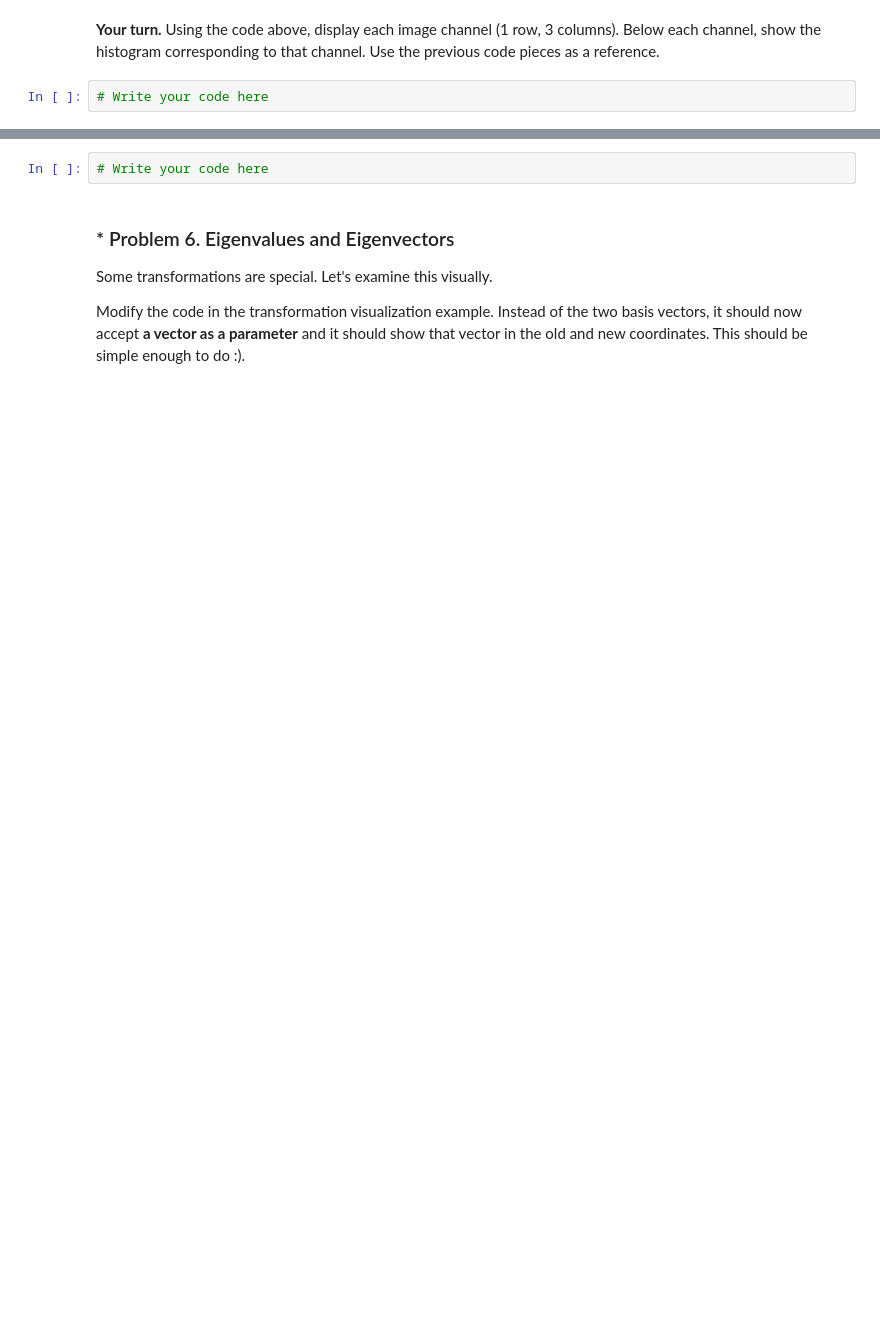
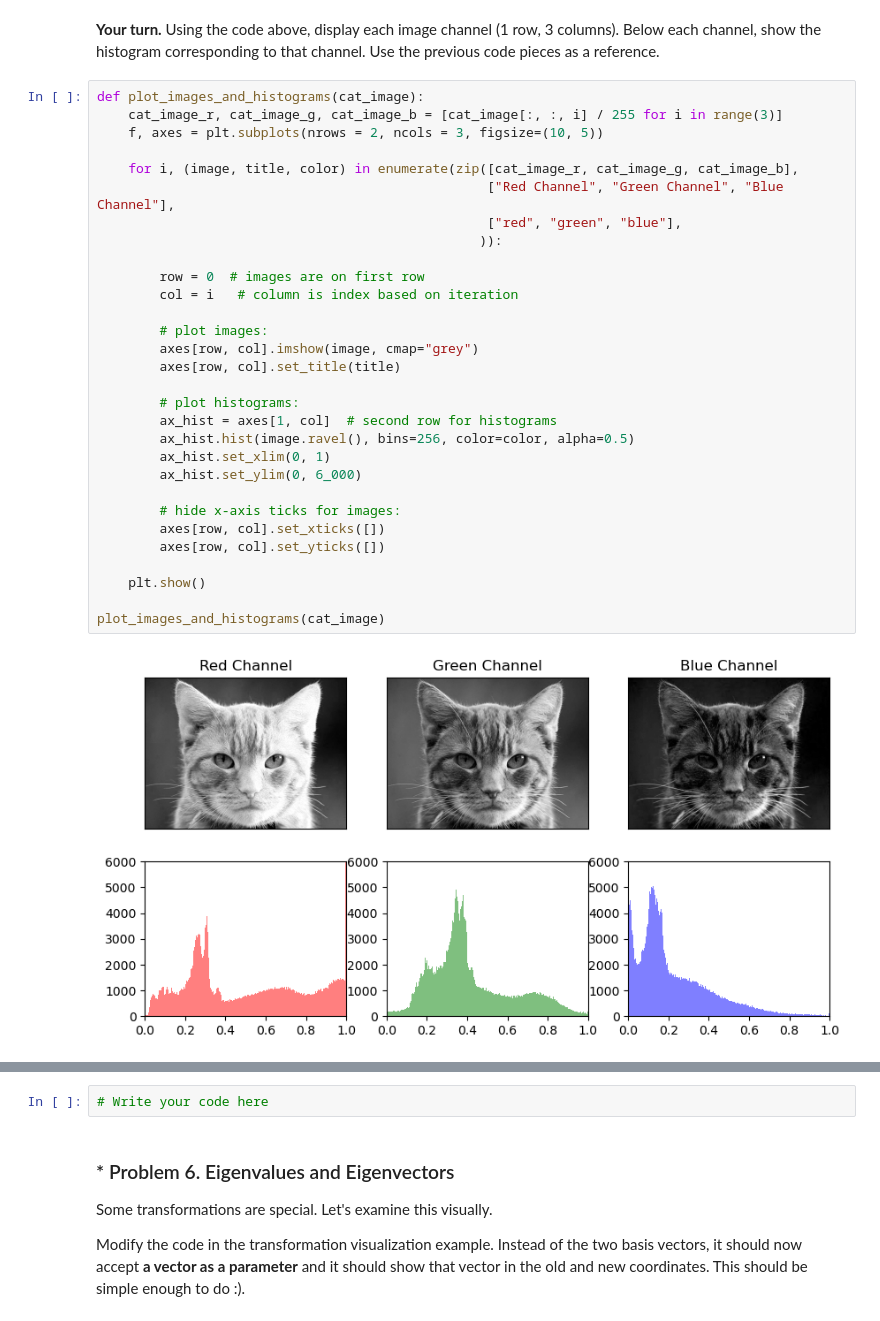
Before and after one commit to vessln/Math_concepts_for_developers, a Jupyter notebook: 3.Linear Algebra Exercise/Linear Algebra Exercise.ipynb, the cells around one changed output, grey strips where cells are left out. Drawn from its saved outputs; the diff is of its cells as text; blank space fills up the shorter version.

```diff
--- a/3.Linear Algebra Exercise/Linear Algebra Exercise.ipynb
+++ b/3.Linear Algebra Exercise/Linear Algebra Exercise.ipynb
@@ -501,7 +568,37 @@ plt.show()
 # %% [markdown]
 **Your turn.** Using the code above, display each image channel (1 row, 3 columns). Below each channel, show the histogram corresponding to that channel. Use the previous code pieces as a reference.
-# %%
-# Write your code here
+# %%
+def plot_images_and_histograms(cat_image):
+    cat_image_r, cat_image_g, cat_image_b = [cat_image[:, :, i] / 255 for i in range(3)]
+    f, axes = plt.subplots(nrows = 2, ncols = 3, figsize=(10, 5))
+
+    for i, (image, title, color) in enumerate(zip([cat_image_r, cat_image_g, cat_image_b],
+                                                  ["Red Channel", "Green Channel", "Blue Channel"],
+                                                  ["red", "green", "blue"],
+                                                 )):
+
+        row = 0  # images are on first row
+        col = i   # column is index based on iteration
+
+        # plot images:
+        axes[row, col].imshow(image, cmap="grey")
+        axes[row, col].set_title(title)
+
+        # plot histograms:
+        ax_hist = axes[1, col]  # second row for histograms
+        ax_hist.hist(image.ravel(), bins=256, color=color, alpha=0.5)
+        ax_hist.set_xlim(0, 1)
+        ax_hist.set_ylim(0, 6_000)
+
+        # hide x-axis ticks for images:
+        axes[row, col].set_xticks([])
+        axes[row, col].set_yticks([])
+
+    plt.show()
+
+plot_images_and_histograms(cat_image)
+# %% [output]
+[figure, added]
 # %% [markdown]
 ### * Problem 5. Perspective Correction
 Let's now look at transformations. A **homography** is a function that maps a pixel from one image onto a pixel from another image.
```
Also changed, not shown: parts of 23 cells of this notebook, 3 other files.
